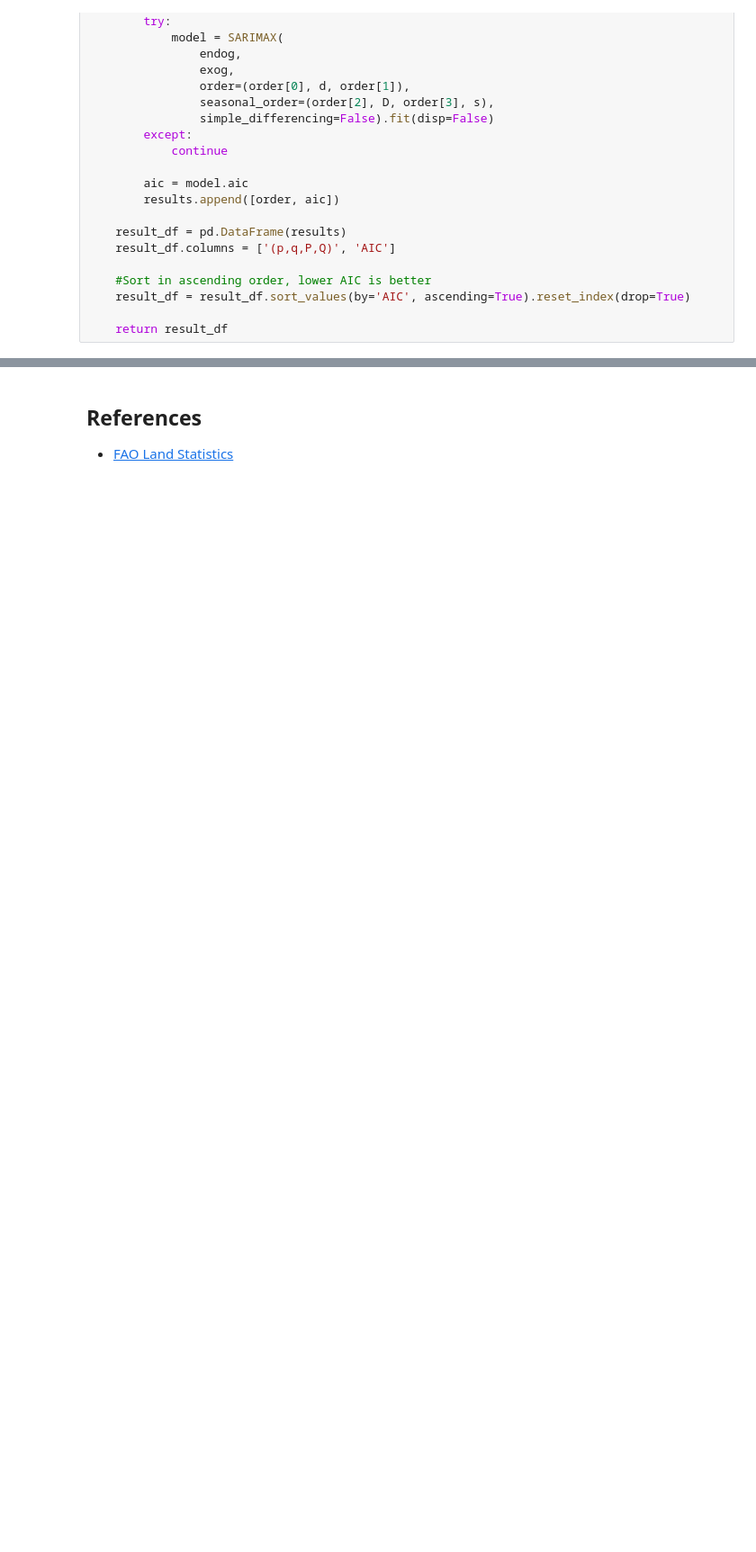
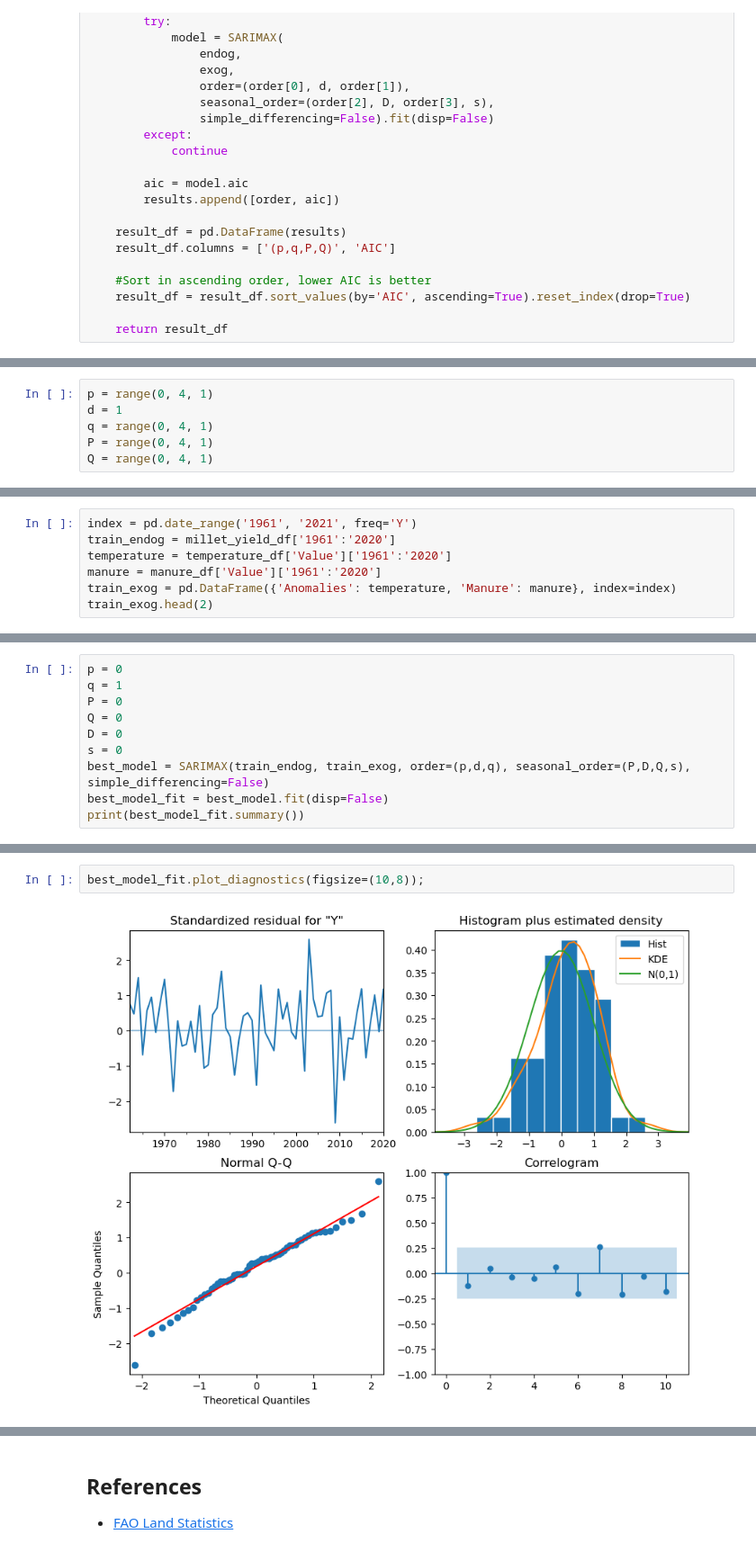
Before and after one commit to luigiselmi/climate, a Jupyter notebook: iia/fao/faostat.ipynb, the cells around one changed output, grey strips where cells are left out. Shown at 90% size. Cells and saved outputs as stored; diff of their text form; blank space fills up the shorter version.

Commit message:
maize yield prediction by last value and sarimax

```diff
--- a/iia/fao/faostat.ipynb
+++ b/iia/fao/faostat.ipynb
@@ -276,0 +285,6 @@ def optimize_SARIMAX(endog: Union[pd.Series, list], exog: Union[pd.Series, list]
+# %%
+p = range(0, 4, 1)
+d = 1
+q = range(0, 4, 1)
+P = range(0, 4, 1)
+Q = range(0, 4, 1)
@@ -276,0 +296,7 @@ def optimize_SARIMAX(endog: Union[pd.Series, list], exog: Union[pd.Series, list]
+# %%
+index = pd.date_range('1961', '2021', freq='Y')
+train_endog = millet_yield_df['1961':'2020']
+temperature = temperature_df['Value']['1961':'2020']
+manure = manure_df['Value']['1961':'2020']
+train_exog = pd.DataFrame({'Anomalies': temperature, 'Manure': manure}, index=index)
+train_exog.head(2)
@@ -276,0 +317,10 @@ def optimize_SARIMAX(endog: Union[pd.Series, list], exog: Union[pd.Series, list]
+# %%
+p = 0
+q = 1
+P = 0
+Q = 0
+D = 0
+s = 0
+best_model = SARIMAX(train_endog, train_exog, order=(p,d,q), seasonal_order=(P,D,Q,s), simple_differencing=False)
+best_model_fit = best_model.fit(disp=False)
+print(best_model_fit.summary())
@@ -276,0 +345,4 @@ def optimize_SARIMAX(endog: Union[pd.Series, list], exog: Union[pd.Series, list]
+# %%
+best_model_fit.plot_diagnostics(figsize=(10,8));
+# %% [output]
+[figure, added]
```
Also changed, not shown: parts of 19 cells of this notebook.
